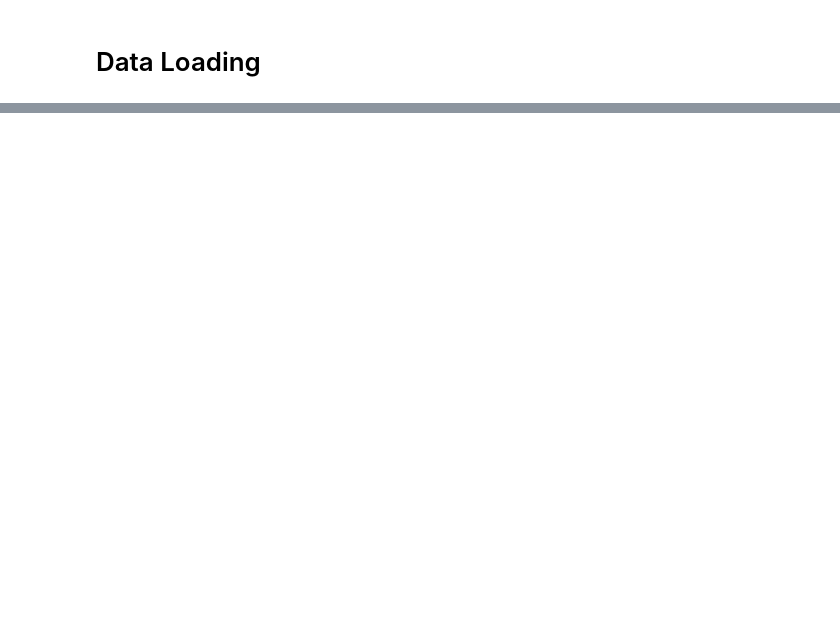
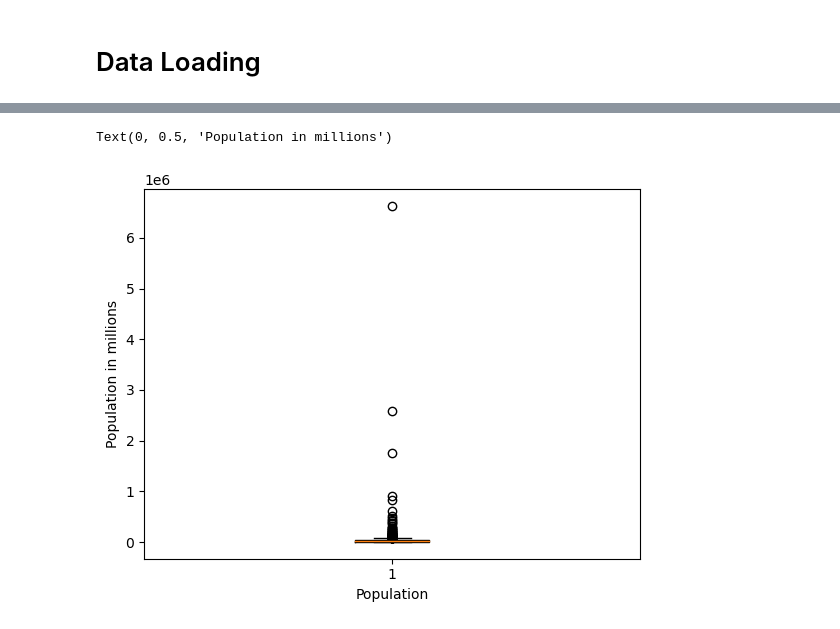
Before and after one commit to rjames187/I310D_assignment_7, a Jupyter notebook: Assignment7.ipynb, the cells around one changed output, grey strips where cells are left out. Drawn from its saved outputs; the diff is of its cells as text; code cells hidden in the pictures; blank space fills up the shorter version.

```diff
--- a/Assignment7.ipynb
+++ b/Assignment7.ipynb
@@ -180,0 +278,8 @@ final_data.to_csv('Turkish_Cities.csv')
+# %%
+oldest_data = df["1990 Census"]
+plt.boxplot(oldest_data)
+plt.xlabel('Population')
+plt.ylabel('Population in millions')
+# %% [output]
+Text(0, 0.5, 'Population in millions')
+[figure, added]
```
Also changed, not shown: parts of 13 cells of this notebook, 1 other file.
